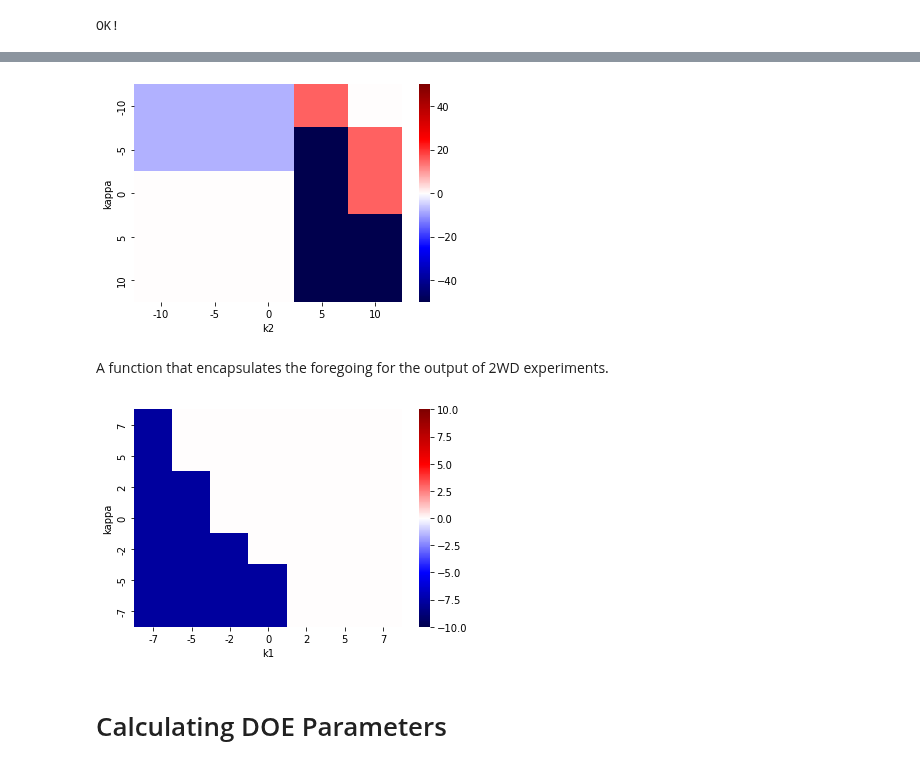
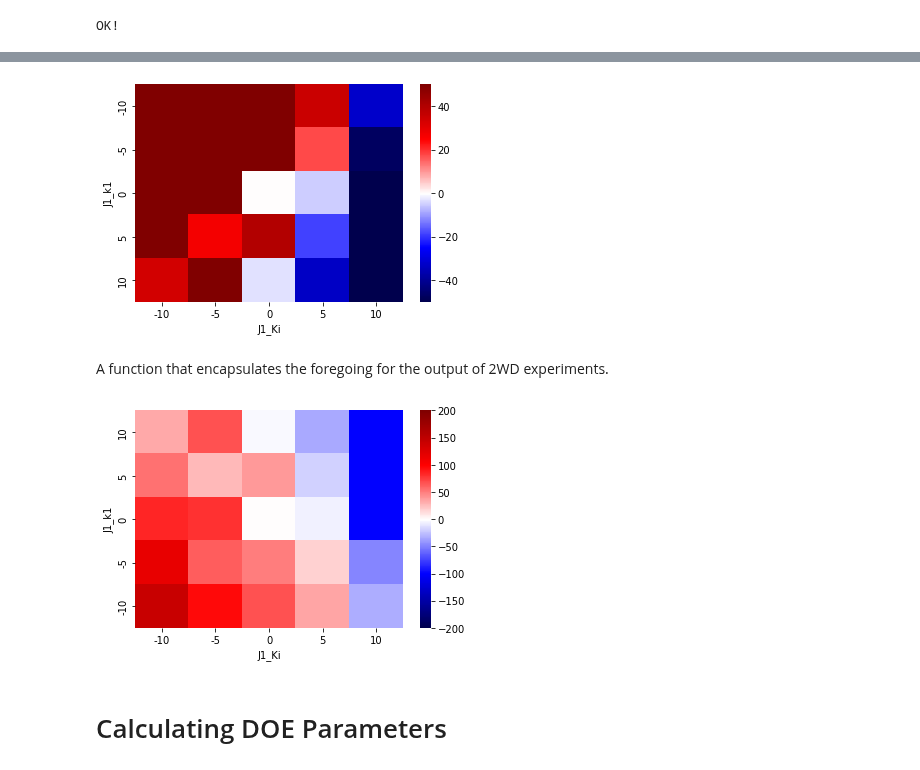
Before and after one commit to ModelEngineering/BIOEN-437, a Jupyter notebook: Lectures/Design-Of-Experiments/doe_two_way_design.ipynb, the cells around one changed output, grey strips where cells are left out. Saved outputs shown, nothing was run; the diff lists cells and outputs as text; code cells hidden in the pictures.

```diff
--- a/Lectures/Design-Of-Experiments/doe_two_way_design.ipynb
+++ b/Lectures/Design-Of-Experiments/doe_two_way_design.ipynb
@@ -431,12 +395,13 @@ OK!
 # Generalize runExperiments
 Generalize ``runExperiments`` so that it calculates responses for all combinations of levels of two factors.
 # %%
-def runExperiments2WD(factor1, factor2, percent1s, percent2s, isRelative=True):
+def runExperiments2WD(model, factor1, factor2, percent1s, percent2s, isRelative=True):
     """
     Runs experiments for multiple factors at different percent changes in factor levels.
 
     Parameter
     ---------
+    model: str (Antimony model)
     factor1: str
     factor2: str
     percent1s: list-int
@@ -447,7 +412,7 @@ def runExperiments2WD(factor1, factor2, percent1s, percent2s, isRelative=True):
 
     Returns
     -------
-    frequencyDF: DataFrame; amplitude: DataFrame
+    amplitude_df: DataFrame; amplitude: DataFrame
        index: tuple of percent changes in factor values
        columns: molecule
        value: depends on isRelative
@@ -471,8 +436,8 @@ def runExperiments2WD(factor1, factor2, percent1s, percent2s, isRelative=True):
     # Initializations
     index1 = []
     index2 = []
-    frequencySers = []  # Collection of experiment results
-    baseFrequencySer = runFFTExperiment({})
+    amplitude_sers = []  # Collection of experiment results
+    base_amplitude_ser = runFFTExperiment(model, {})
     # Calculate the changes
     for percent1 in percent1s:
         for percent2 in percent2s:
@@ -480,20 +445,21 @@ def runExperiments2WD(factor1, factor2, percent1s, percent2s, isRelative=True):
             index1.append(percent1)
             index2.append(percent2)
             factorDct = {factor1: percent1, factor2: percent2}
-            frequencySer = runFFTExperiment(factorDct)
-            appendSer(frequencySer, baseFrequencySer, frequencySers)
+            amplitude_ser = runFFTExperiment(model, factorDct)
+            appendSer(amplitude_ser, base_amplitude_ser, amplitude_sers)
     # Construct the result dataframe
-    frequencyDF = calcResult(frequencySers)
-    return frequencyDF
+    amplitude_df = calcResult(amplitude_sers)
+    return amplitude_df
 
 # Tests
 percents = [-7, -5, -2, 0, 2, 5, 7]
-freq_df = runExperiments2WD(WOLF_FACTORS[0], WOLF_FACTORS[1], percents, percents)
-columns = list(freq_df.columns)
-assert(freq_df.loc[(percents[0], percents[0]), columns[2]] < 0 )
+amplitude_df = runExperiments2WD(WOLF_MODEL, WOLF_FACTORS[0], WOLF_FACTORS[1], percents, percents)
+assert(amplitude_df.loc[(-7, -7), "Glucose"] > 0 )
 print("OK!")
 # %% [output]
 OK!
+# %%
+AMPLITUDE_DF = amplitude_df
 # %% [markdown]
 **Data: Response2WDDF**. We will describe the response for a 2WD using a dataframe structured as above.
 * Columns: names of factors
@@ -545,6 +505,0 @@ runSimulation({})
-# %%
-# Decrease k1
-ax = runSimulation({"kappa": -10}).plot()
-_ = ax.set_title("kappa: -10")
-ax = runSimulation({"kappa": -20}).plot()
-_ = ax.set_title("kappa: -20")
@@ -586,8 +538,7 @@ def pivotResponse(responseDF, molecule):
     return resultDF
 
 # Tests
-df = pivotResponse(TEST_FDF, WOLF_SPECIES[0])
-#pd.pivot_table(df, values="Glucose", index="level_0", columns="level_1")
+df = pivotResponse(AMPLITUDE_DF, "Glucose")
 assert(len(df.index) == len(df.columns))
 print("OK!")
 # %% [output]
@@ -595,44 +556,44 @@ OK!
 # %%
 # Visualization that provides more insight
 percents = [-10, -5, 0, 5, 10]
-fDF = runExperiments2WD("kappa", "k2", percents, percents)
-_ = sns.heatmap(pivotResponse(fDF, WOLF_SPECIES[0]), cmap='seismic', vmin=-50, vmax=50)
+fDF = runExperiments2WD(WOLF_MODEL, "J1_Ki", "J1_k1", percents, percents)
+_ = sns.heatmap(pivotResponse(AMPLITUDE_DF, "Glucose"), cmap='seismic', vmin=-50, vmax=50)
 # %% [output]
-[figure, old version]
+[figure, new version]
 # %% [markdown]
 A function that encapsulates the foregoing for the output of 2WD experiments.
 # %%
 def makeHeatmap(responseDF, molecule, isColorbar=True, ax=None, vmin=-100, vmax=100, cbar_ax=None):
     """
     Creates a heatmap showing the interactions of response values for two parameters.
 
     Parameters
     ----------
     reponseDF: DataFrame
         index: tuples of percent changes in parameter values
         columns: molecule
         values: response
     molecule: str
     isColorbar: bool
         show the colorbar
     vmin: float
         minimum value in color bar
     vmax: float
         maximum value in color bar
     cbar_ax: Axes
     """
     df = pivotResponse(responseDF, molecule)
     df = df.sort_index(ascending=False)  # Show large values on top
     if ax is None:
         ax = sns.heatmap(df, cmap='seismic', vmin=vmin, vmax=vmax, cbar=isColorbar, cbar_ax=cbar_ax)
     else:
         _ = sns.heatmap(df, cmap='seismic', vmin=vmin, vmax=vmax, cbar=isColorbar, ax=ax, cbar_ax=cbar_ax)
     return ax
 
 # Tests
-_ = makeHeatmap(TEST_FDF, WOLF_SPECIES[0], vmin=-10, vmax=10)
+_ = makeHeatmap(AMPLITUDE_DF, "Glucose", vmin=-200, vmax=200)
 # %% [output]
-[figure, old version]
+[figure, new version]
 # %% [markdown]
 # Calculating DOE Parameters
 # %% [markdown]
```
Also changed, not shown: parts of 33 cells of this notebook.
